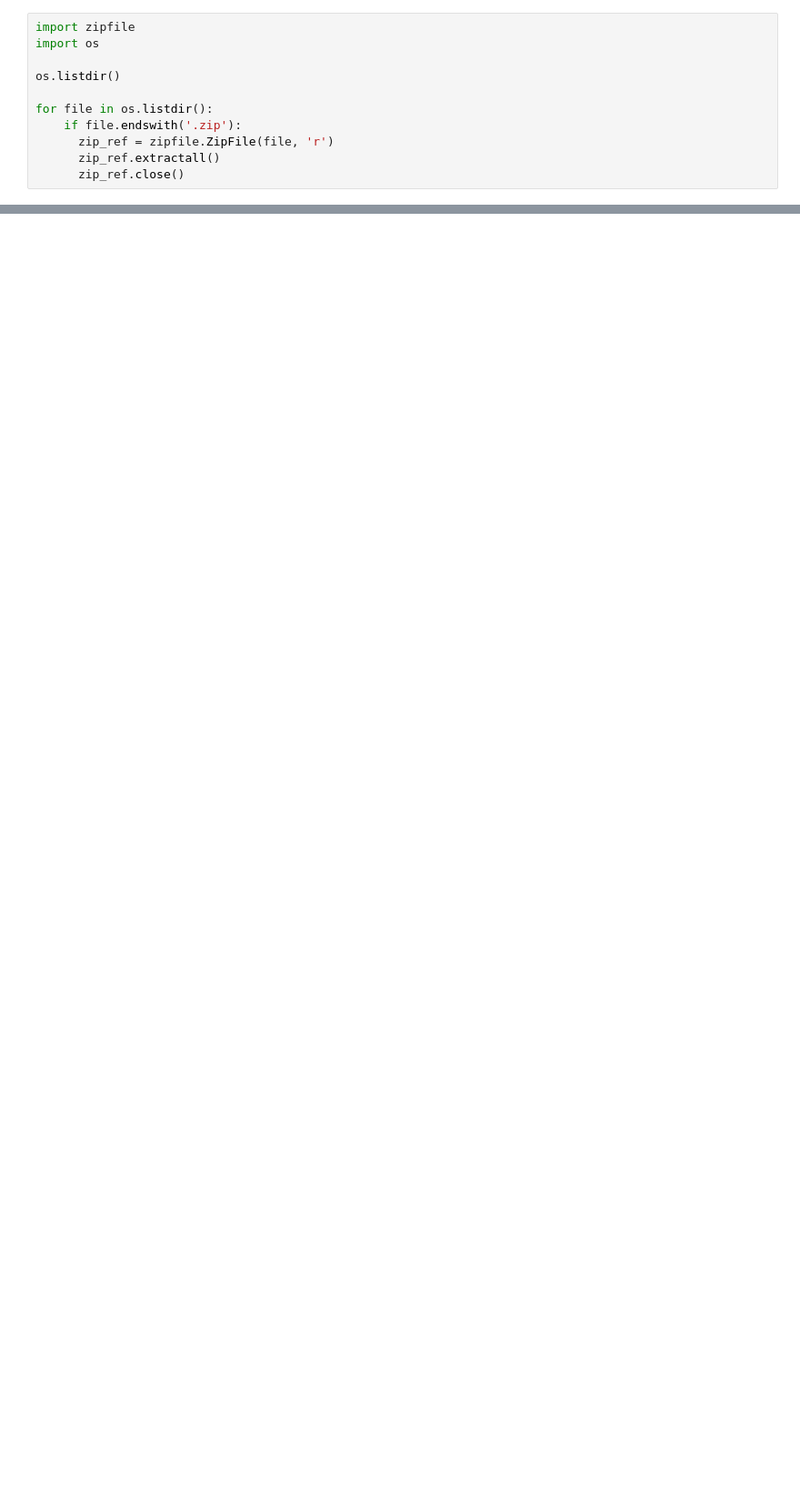
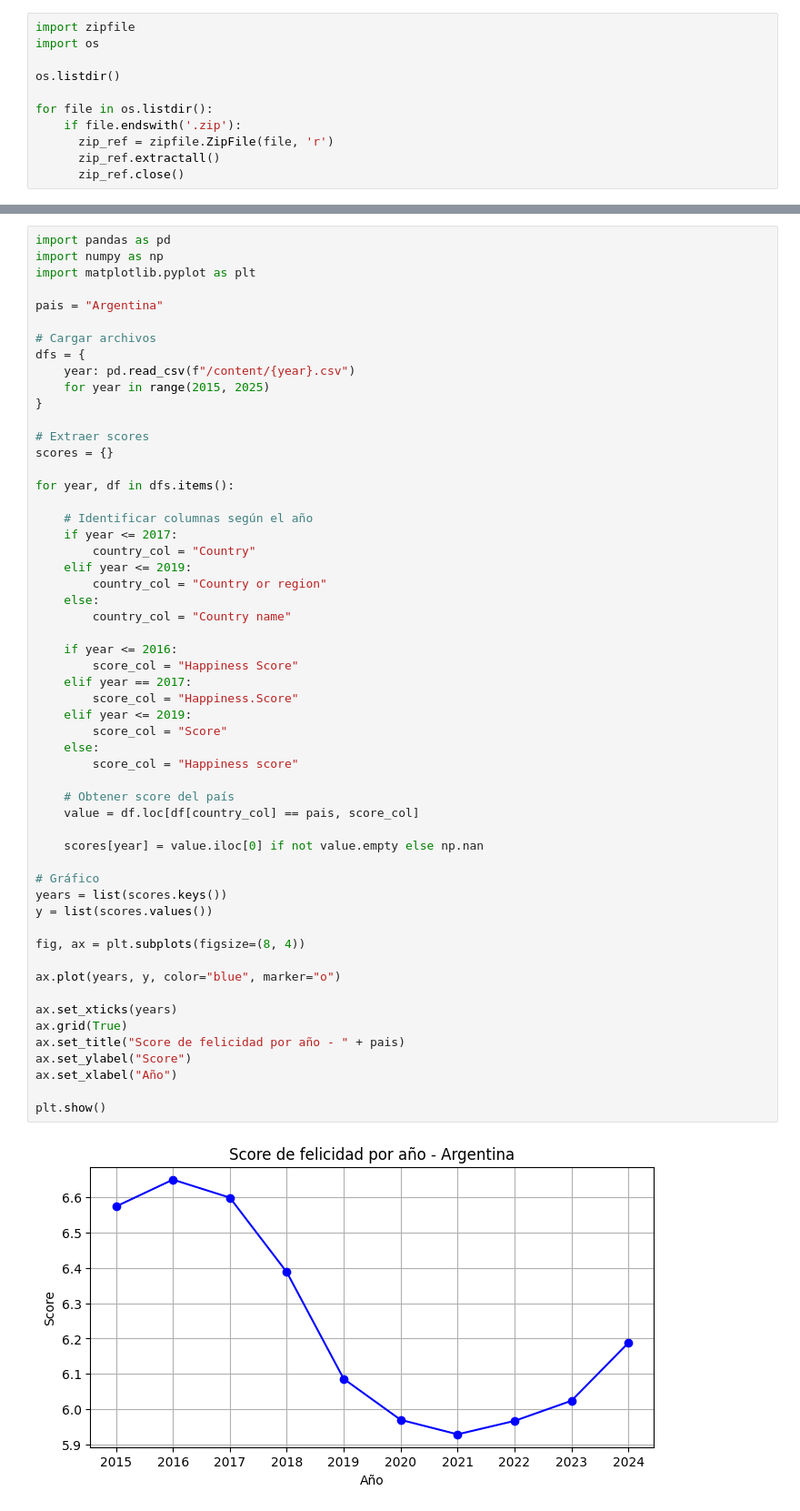
Before and after one commit to LCaravaggio/ClaseFelicidad_Maestria, a Jupyter notebook: WHR.ipynb, the cells around one changed output, grey strips where cells are left out. Shown at 91% size. Cells and saved outputs as stored; diff of their text form; blank space fills up the shorter version.

```diff
--- a/WHR.ipynb
+++ b/WHR.ipynb
@@ -178,3 +141,60 @@ axes.plot(x,y,color="blue")
+# %%
+import pandas as pd
+import numpy as np
+import matplotlib.pyplot as plt
+
+pais = "Argentina"
+
+# Cargar archivos
+dfs = {
+    year: pd.read_csv(f"/content/{year}.csv")
+    for year in range(2015, 2025)
+}
+
+# Extraer scores
+scores = {}
+
+for year, df in dfs.items():
+
+    # Identificar columnas según el año
+    if year <= 2017:
+        country_col = "Country"
+    elif year <= 2019:
+        country_col = "Country or region"
+    else:
+        country_col = "Country name"
+
+    if year <= 2016:
+        score_col = "Happiness Score"
+    elif year == 2017:
+        score_col = "Happiness.Score"
+    elif year <= 2019:
+        score_col = "Score"
+    else:
+        score_col = "Happiness score"
+
+    # Obtener score del país
+    value = df.loc[df[country_col] == pais, score_col]
+
+    scores[year] = value.iloc[0] if not value.empty else np.nan
+
+# Gráfico
+years = list(scores.keys())
+y = list(scores.values())
+
+fig, ax = plt.subplots(figsize=(8, 4))
+
+ax.plot(years, y, color="blue", marker="o")
+
+ax.set_xticks(years)
+ax.grid(True)
+ax.set_title("Score de felicidad por año - " + pais)
+ax.set_ylabel("Score")
+ax.set_xlabel("Año")
+
+plt.show()
+# %% [output]
+[figure, added]
 # %%
 import plotly.express as px
 import seaborn as sns
```
Also changed, not shown: parts of 11 cells of this notebook.
